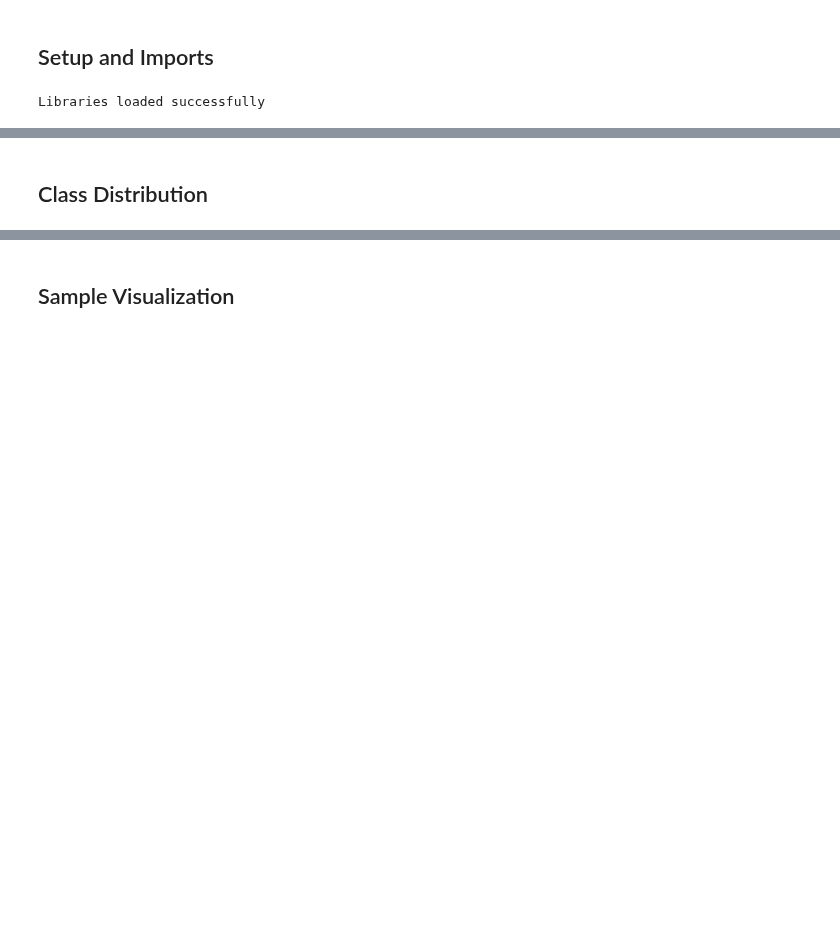
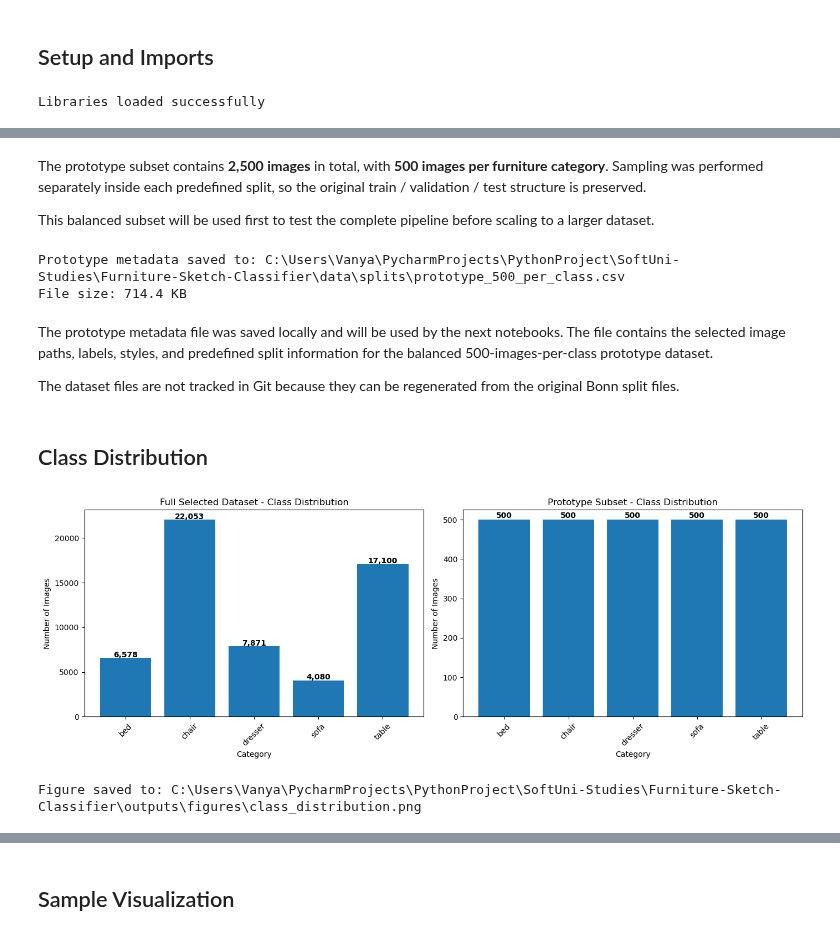
Before and after one commit to Vanya2307/Furniture-Sketch-Classifier, a Jupyter notebook: notebooks/01_data_exploration.ipynb, the cells around one changed output, grey strips where cells are left out. Drawn from its saved outputs; the diff is of its cells as text; code cells hidden in the pictures; blank space fills up the shorter version.

Commit message:
Add notebook 01 data exploration and prototype subset

```diff
--- a/notebooks/01_data_exploration.ipynb
+++ b/notebooks/01_data_exploration.ipynb
@@ -97,0 +113,13 @@ Predefined train, validation, and test splits are used as provided, keeping the
+# %%
+df_proto = utils.sample_prototype_subset(df)
+
+print(f"Prototype subset: {len(df_proto)} images")
+
+print("\nClass distribution:")
+print(df_proto["category"].value_counts())
+
+print("\nSplit distribution:")
+print(df_proto["split"].value_counts())
+
+print("\nSplit x class distribution:")
+display(pd.crosstab(df_proto["split"], df_proto["category"]))
@@ -98,2 +151,56 @@ Predefined train, validation, and test splits are used as provided, keeping the
+# %% [markdown]
+The prototype subset contains **2,500 images** in total, with **500 images per furniture category**. Sampling was performed separately inside each predefined split, so the original train / validation / test structure is preserved.
+
+This balanced subset will be used first to test the complete pipeline before scaling to a larger dataset.
+# %%
+prototype_path = utils.SPLITS_DIR / "prototype_500_per_class.csv"
+df_proto.to_csv(prototype_path, index=False)
+print(f"Prototype metadata saved to: {prototype_path}")
+print(f"File size: {prototype_path.stat().st_size / 1024:.1f} KB")
+# %% [output]
+Prototype metadata saved to: C:\Users\Vanya\PycharmProjects\PythonProject\SoftUni-Studies\Furniture-Sketch-Classifier\data\splits\prototype_500_per_class.csv
+File size: 714.4 KB
+# %% [markdown]
+The prototype metadata file was saved locally and will be used by the next notebooks. The file contains the selected image paths, labels, styles, and predefined split information for the balanced 500-images-per-class prototype dataset.
+
+The dataset files are not tracked in Git because they can be regenerated from the original Bonn split files.
 # %% [markdown]
 ## Class Distribution
+# %%
+fig, axes = plt.subplots(1, 2, figsize=(14, 5))
+
+# Full dataset distribution
+counts_full = df["class_name"].value_counts().sort_index()
+
+axes[0].bar(counts_full.index, counts_full.values)
+axes[0].set_title("Full Selected Dataset - Class Distribution")
+axes[0].set_xlabel("Category")
+axes[0].set_ylabel("Number of Images")
+axes[0].tick_params(axis="x", rotation=45)
+
+for i, count in enumerate(counts_full.values):
+    axes[0].text(i, count + 100, f"{count:,}", ha="center", fontweight="bold")
+
+# Prototype distribution
+counts_proto = df_proto["class_name"].value_counts().sort_index()
+
+axes[1].bar(counts_proto.index, counts_proto.values)
+axes[1].set_title("Prototype Subset - Class Distribution")
+axes[1].set_xlabel("Category")
+axes[1].set_ylabel("Number of Images")
+axes[1].tick_params(axis="x", rotation=45)
+
+for i, count in enumerate(counts_proto.values):
+    axes[1].text(i, count + 5, f"{count:,}", ha="center", fontweight="bold")
+
+plt.tight_layout()
+
+fig_path = utils.FIGURES_DIR / "class_distribution.png"
+plt.savefig(fig_path, dpi=150, bbox_inches="tight")
+
+plt.show()
+
+print(f"Figure saved to: {fig_path}")
+# %% [output]
+[figure, added]
+Figure saved to: C:\Users\Vanya\PycharmProjects\PythonProject\SoftUni-Studies\Furniture-Sketch-Classifier\outputs\figures\class_distribution.png
```
Also changed, not shown: parts of 23 cells of this notebook, 9 other files.
